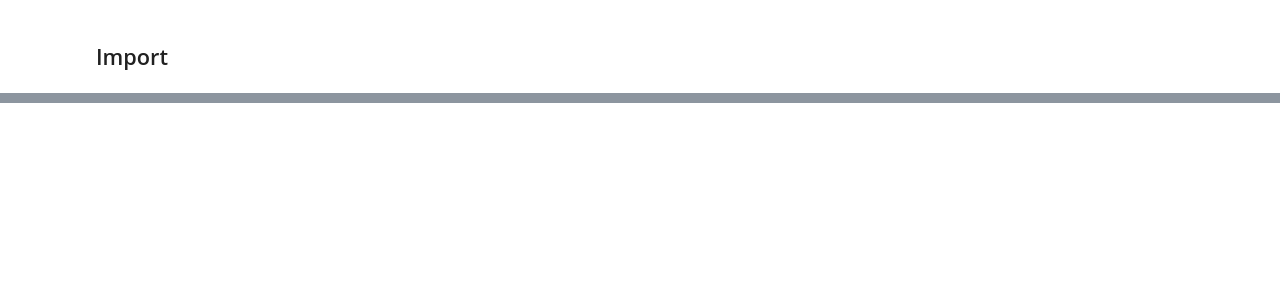
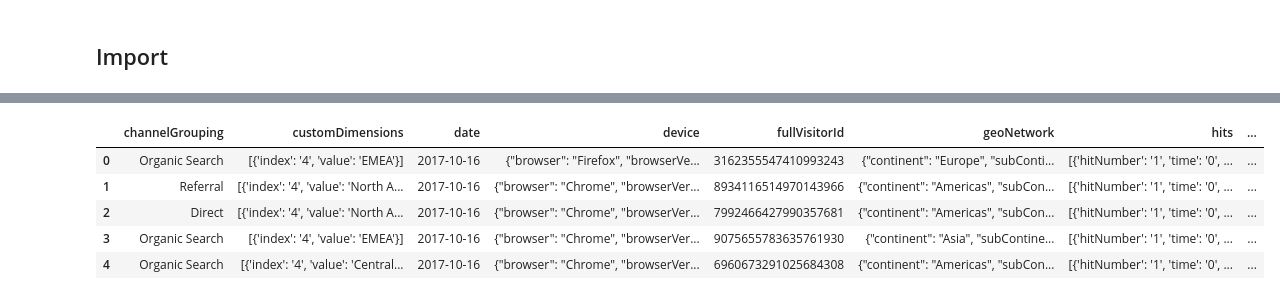
Before and after one commit to CloudChaoszero/Google-Analytics-And-Customer-Insights, a Jupyter notebook: Analytics/GA-Analytics.ipynb, the cells around one changed output, grey strips where cells are left out. Saved outputs shown, nothing was run; the diff lists cells and outputs as text; code cells hidden in the pictures; blank space fills up the shorter version.

```diff
--- a/Analytics/GA-Analytics.ipynb
+++ b/Analytics/GA-Analytics.ipynb
@@ -26,0 +49,12 @@ ga_trainDf = pd.read_csv('../Resources/Data/PreparedData/ga_analytics_filtered_d
+# %%
+ga_trainDf_raw = pd.read_csv('../Resources/Data/ZipFiles/train_v2.csv.zip',\
+                            compression='zip',nrows=2000, parse_dates=parse_dates)
+# %%
+ga_trainDf_raw.head()
+# %% [output]
+|  | channelGrouping | customDimensions | date | device | fullVisitorId | geoNetwork | hits | ... |
+| 0 | Organic Search | [{'index': '4', 'value': 'EMEA'}] | 2017-10-16 | {"browser": "Firefox", "browserVe... | 3162355547410993243 | {"continent": "Europe", "subConti... | [{'hitNumber': '1', 'time': '0', ... | ... |
+| 1 | Referral | [{'index': '4', 'value': 'North A... | 2017-10-16 | {"browser": "Chrome", "browserVer... | 8934116514970143966 | {"continent": "Americas", "subCon... | [{'hitNumber': '1', 'time': '0', ... | ... |
+| 2 | Direct | [{'index': '4', 'value': 'North A... | 2017-10-16 | {"browser": "Chrome", "browserVer... | 7992466427990357681 | {"continent": "Americas", "subCon... | [{'hitNumber': '1', 'time': '0', ... | ... |
+| 3 | Organic Search | [{'index': '4', 'value': 'EMEA'}] | 2017-10-16 | {"browser": "Chrome", "browserVer... | 9075655783635761930 | {"continent": "Asia", "subContine... | [{'hitNumber': '1', 'time': '0', ... | ... |
+| 4 | Organic Search | [{'index': '4', 'value': 'Central... | 2017-10-16 | {"browser": "Chrome", "browserVer... | 6960673291025684308 | {"continent": "Americas", "subCon... | [{'hitNumber': '1', 'time': '0', ... | ... |
```
Also changed, not shown: parts of 8 cells of this notebook.
